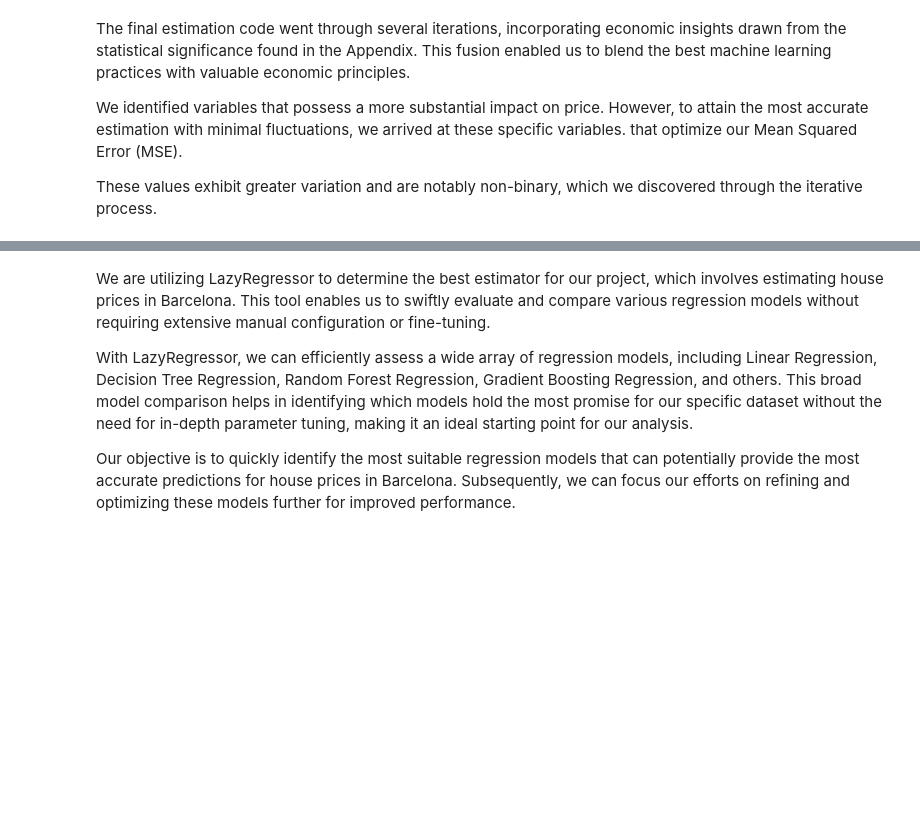
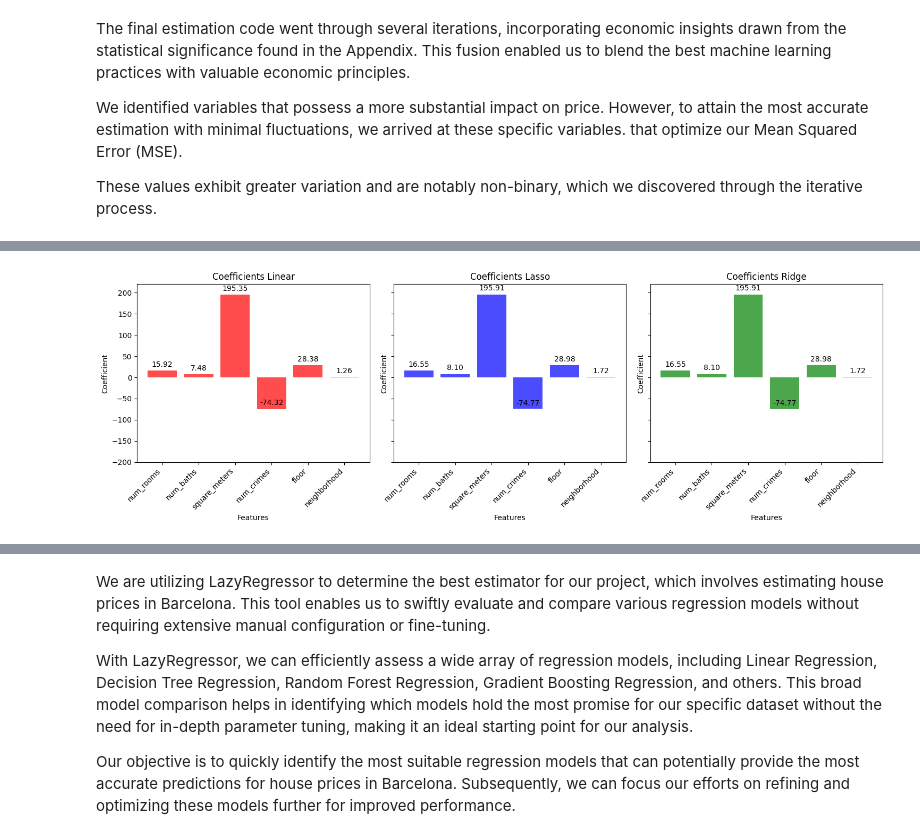
Before and after one commit to AlvaroOrtiz2001/Apartment-Prices-in-Barcelona-2023, a Jupyter notebook: JO_notebook.ipynb, the cells around one changed output, grey strips where cells are left out. Saved outputs shown, nothing was run; the diff lists cells and outputs as text; code cells hidden in the pictures; blank space fills up the shorter version.

```diff
--- a/JO_notebook.ipynb
+++ b/JO_notebook.ipynb
@@ -363,0 +467,63 @@ X_train, X_test, y_train, y_test = train_test_split(X, y, test_size=0.2, random_
+# %%
+#Optimal coefficients:
+coefs_linear = linear_model.coef_
+
+#Optimal coefficients:
+coefs_lasso = lasso_model.coef_
+
+#Optimal coefficients:
+coefs_ridge = ridge_model.coef_
+
+# Create bar plots for coefficients
+labels = X.columns
+
+# Set common y-axis limits
+y_min = -200
+y_max = 220
+
+# Create subplots with shared y-axis
+fig, axes = plt.subplots(nrows=1, ncols=3, figsize=(15, 5), sharey=True)
+
+# Linear Regression Coefficients
+bars_ridge = axes[0].bar(labels, coefs_linear, color='r', alpha=0.7)
+axes[0].set_title('Coefficients Linear')
+axes[0].set_xlabel('Features')
+axes[0].set_ylabel('Coefficient')
+axes[0].set_ylim([y_min, y_max])
+
+# Lasso Regression Coefficients
+bars_lasso = axes[1].bar(labels, coefs_lasso, color='b', alpha=0.7)
+axes[1].set_title('Coefficients Lasso')
+axes[1].set_xlabel('Features')
+axes[1].set_ylabel('Coefficient')
+axes[1].set_ylim([y_min, y_max])
+
+# Ridge Regression Coefficients
+bars_ridge = axes[2].bar(labels, coefs_ridge, color='g', alpha=0.7)
+axes[2].set_title('Coefficients Ridge')
+axes[2].set_xlabel('Features')
+axes[2].set_ylabel('Coefficient')
+axes[2].set_ylim([y_min, y_max])
+
+# Rotate x-axis labels
+for ax in axes:
+    ax.set_xticklabels(ax.get_xticklabels(), rotation=45, ha='right')
+
+# Annotate the values on the bars
+def annotate_bars(bars, ax):
+    for bar in bars:
+        height = bar.get_height()
+        ax.annotate(f'{height:.2f}',
+                    xy=(bar.get_x() + bar.get_width() / 2, height),
+                    xytext=(0, 3),  # 3 points vertical offset
+                    textcoords="offset points",
+                    ha='center', va='bottom')
+
+annotate_bars(bars_lasso, axes[0])
+annotate_bars(bars_ridge, axes[1])
+annotate_bars(bars_ridge, axes[2])
+
+plt.tight_layout()
+plt.show()
+# %% [output]
+[figure, added]
```
Also changed, not shown: parts of 6 cells of this notebook, 2 other files.
